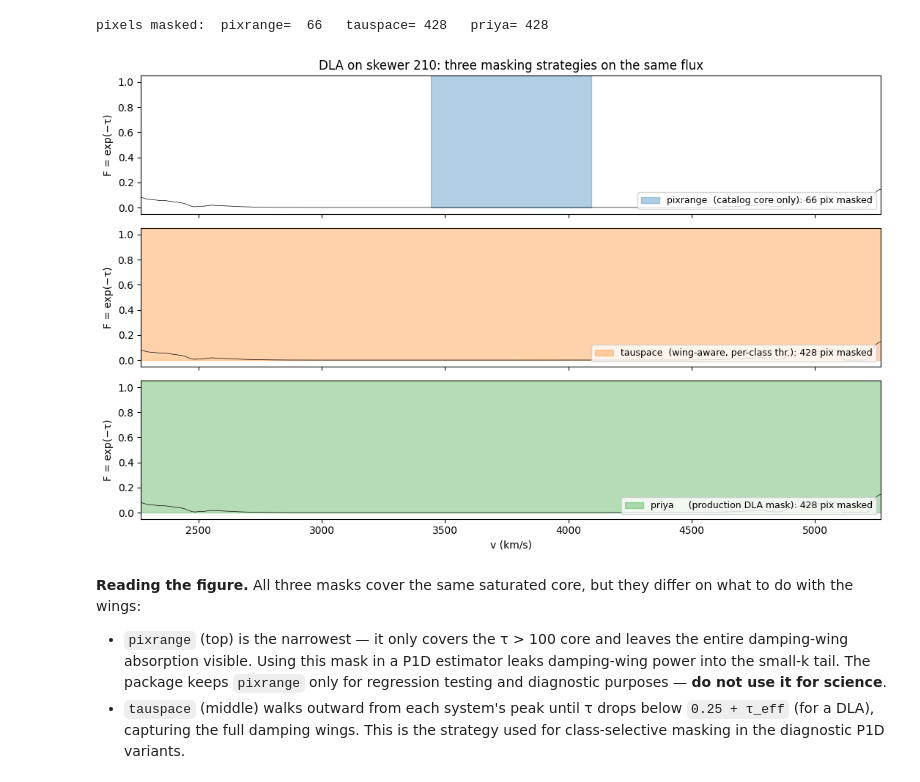
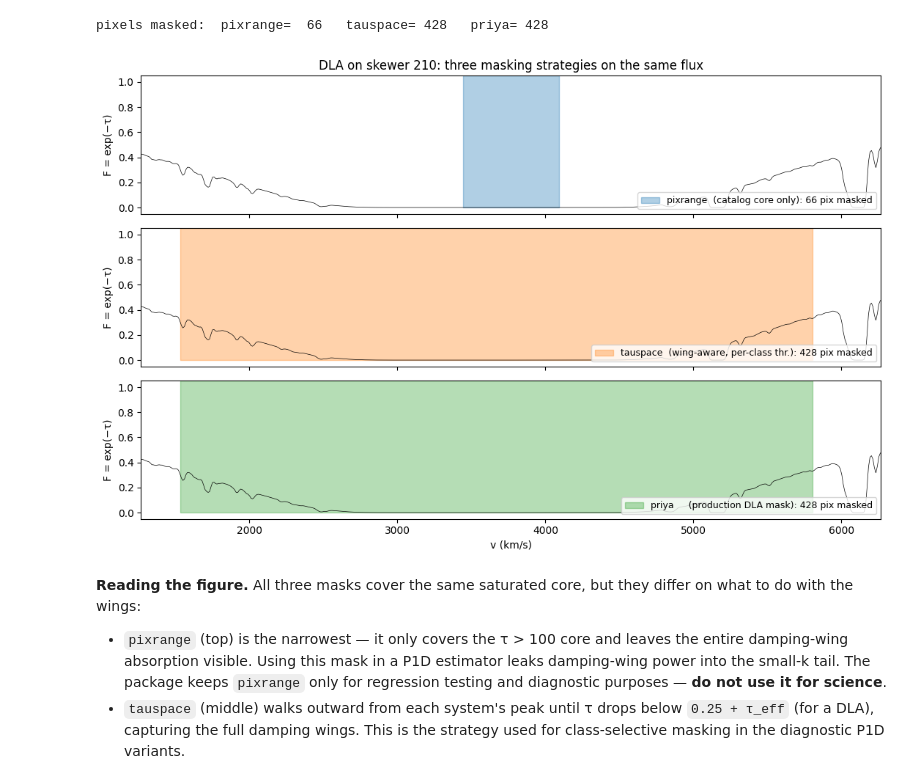
Before and after one commit to jibanCat/hcd_priya, a Jupyter notebook: notebooks/tutorials/04_per_spectrum_inspection_and_masking.ipynb, the cells around one changed output. Saved outputs shown, nothing was run; the diff lists cells and outputs as text; code cells hidden in the pictures.

```diff
--- a/notebooks/tutorials/04_per_spectrum_inspection_and_masking.ipynb
+++ b/notebooks/tutorials/04_per_spectrum_inspection_and_masking.ipynb
@@ -438,30 +442,30 @@ pixels masked:  pixrange=  66   tauspace= 428   priya= 428
 # %%
 v_full = np.arange(len(tau_dla)) * dv
 
 fig, axes = plt.subplots(3, 1, figsize=(11, 7), sharex=True)
 labels = [
     ('pixrange  (catalog core only)',         mask_pixrange, 'C0'),
     ('tauspace  (wing-aware, per-class thr.)', mask_tauspace, 'C1'),
     ('priya     (production DLA mask)',        mask_priya,    'C2'),
 ]
 for ax, (lbl, mk, c) in zip(axes, labels):
     ax.plot(v_full, F_dla, color='black', lw=0.5)
     # Show masked region as shaded.  fill_between with where=mask.
     ax.fill_between(v_full, 0, 1.05, where=mk, color=c, alpha=0.35,
                     label=f'{lbl}: {mk.sum()} pix masked')
     ax.set(ylim=(-0.05, 1.05), ylabel='F = exp(−τ)')
     ax.legend(loc='lower right', fontsize=9)
 
 axes[0].set_title(f'DLA on skewer {DLA_SK}: three masking strategies on the same flux')
 axes[-1].set_xlabel('v (km/s)')
 # Zoom around the absorber for clarity
 v_centre = 0.5 * (DLA_PS + DLA_PE) * dv
 for ax in axes:
-    ax.set_xlim(v_centre - 1500, v_centre + 1500)
+    ax.set_xlim(v_centre - 2500, v_centre + 2500)
 fig.tight_layout()
 plt.show()
 # %% [output]
-[figure, old version]
+[figure, new version]
 # %% [markdown]
 **Reading the figure.**  All three masks cover the same saturated core,
 but they differ on what to do with the wings:
```
Also changed, not shown: parts of 2 cells of this notebook, 5 other files.
